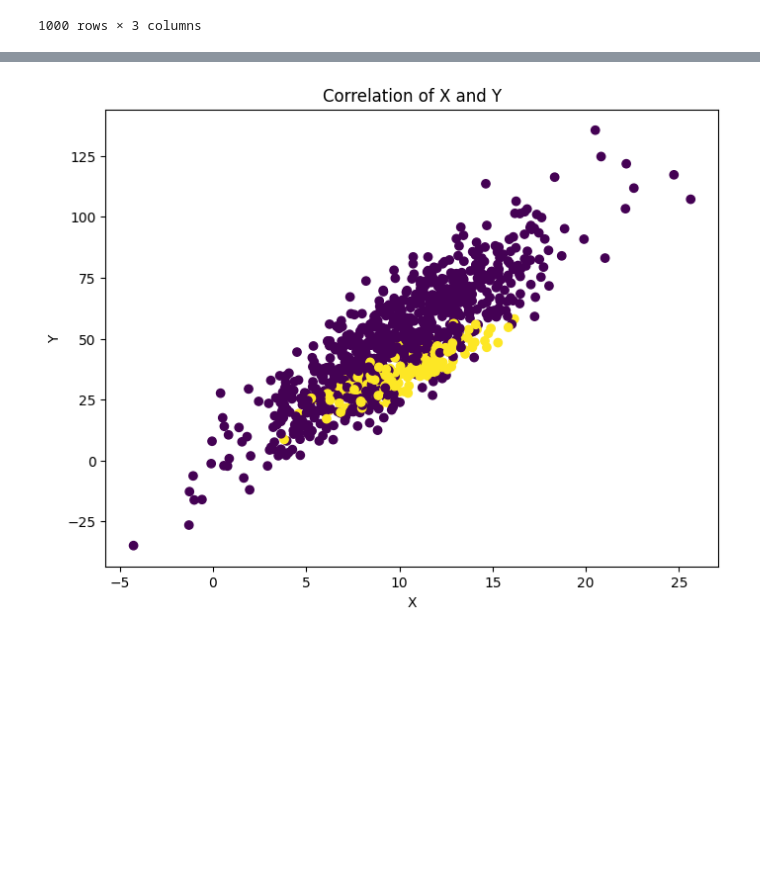
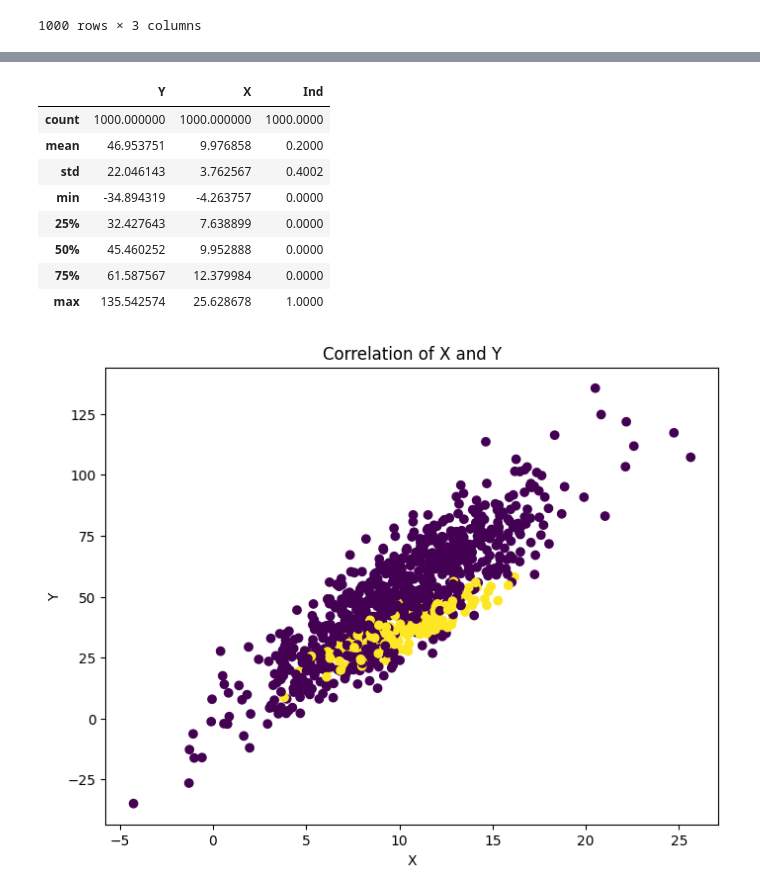
Before and after one commit to cam2149/MachinelearningI, a Jupyter notebook: Examen1.ipynb, the cells around one changed output, grey strips where cells are left out. Drawn from its saved outputs; the diff is of its cells as text; code cells hidden in the pictures; blank space fills up the shorter version.

```diff
--- a/Examen1.ipynb
+++ b/Examen1.ipynb
@@ -61,3 +75,15 @@ df
+# %%
+df.describe()
+# %% [output]
+|  | Y | X | Ind |
+| count | 1000.000000 | 1000.000000 | 1000.0000 |
+| mean | 46.953751 | 9.976858 | 0.2000 |
+| std | 22.046143 | 3.762567 | 0.4002 |
+| min | -34.894319 | -4.263757 | 0.0000 |
+| 25% | 32.427643 | 7.638899 | 0.0000 |
+| 50% | 45.460252 | 9.952888 | 0.0000 |
+| 75% | 61.587567 | 12.379984 | 0.0000 |
+| max | 135.542574 | 25.628678 | 1.0000 |
 # %%
 # @title Correlation of X and Y
 
```
Also changed, not shown: parts of 4 cells of this notebook.
